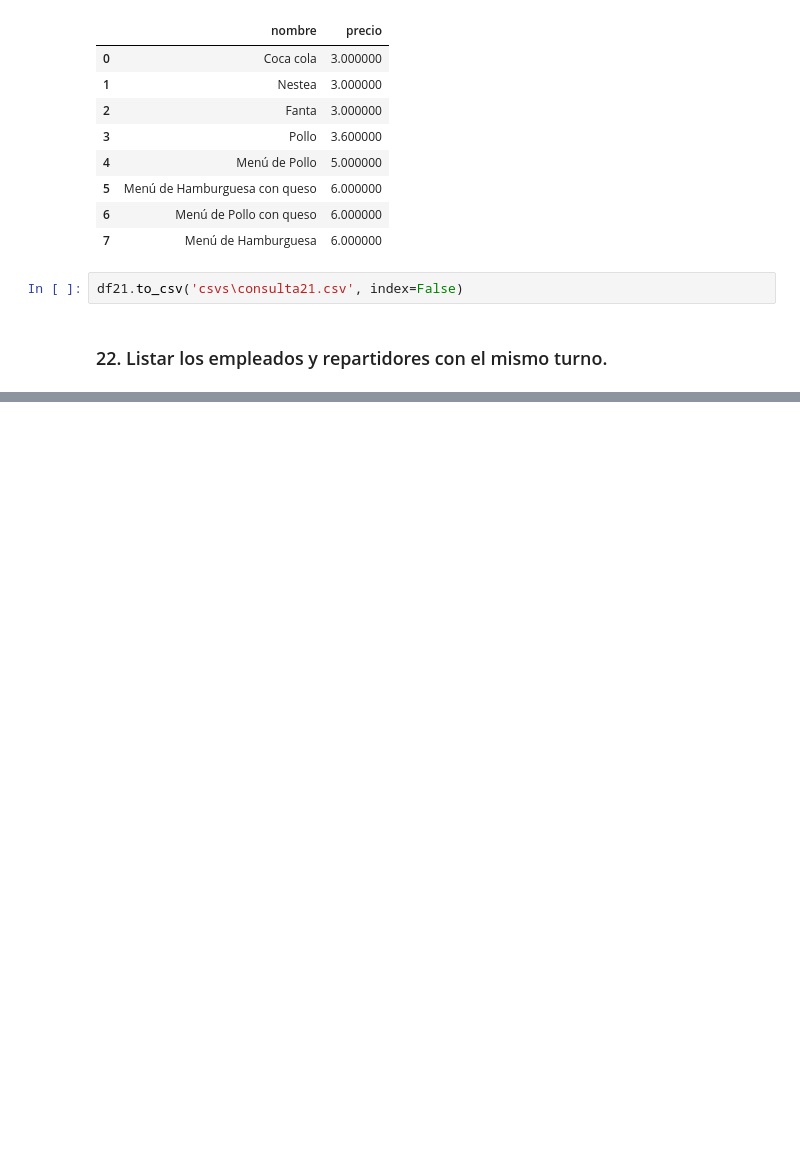
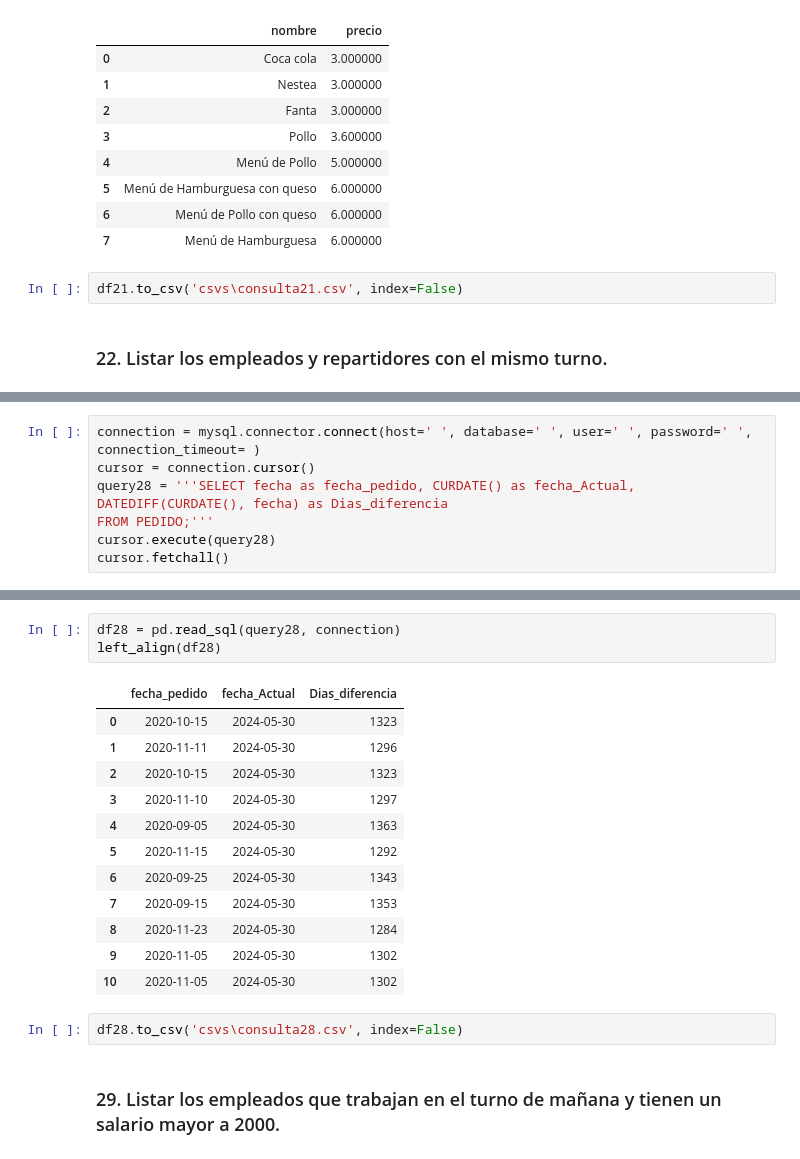
Before and after one commit to tooshiNoko/Analisi-DB-Pedidos-SQL, a Jupyter notebook: sql.ipynb, the cells around one changed output, grey strips where cells are left out. Drawn from its saved outputs; the diff is of its cells as text; blank space fills up the shorter version.

```diff
--- a/sql.ipynb
+++ b/sql.ipynb
@@ -758,0 +962,7 @@ df21.to_csv('csvs\consulta21.csv', index=False)
+# %%
+connection = mysql.connector.connect(host=' ', database=' ', user=' ', password=' ', connection_timeout= )
+cursor = connection.cursor()
+query28 = '''SELECT fecha as fecha_pedido, CURDATE() as fecha_Actual, DATEDIFF(CURDATE(), fecha) as Dias_diferencia
+FROM PEDIDO;'''
+cursor.execute(query28)
+cursor.fetchall()
@@ -758,0 +981,20 @@ df21.to_csv('csvs\consulta21.csv', index=False)
+# %%
+df28 = pd.read_sql(query28, connection)
+left_align(df28)
+# %% [output]
+|  | fecha_pedido | fecha_Actual | Dias_diferencia |
+| 0 | 2020-10-15 | 2024-05-30 | 1323 |
+| 1 | 2020-11-11 | 2024-05-30 | 1296 |
+| 2 | 2020-10-15 | 2024-05-30 | 1323 |
+| 3 | 2020-11-10 | 2024-05-30 | 1297 |
+| 4 | 2020-09-05 | 2024-05-30 | 1363 |
+| 5 | 2020-11-15 | 2024-05-30 | 1292 |
+| 6 | 2020-09-25 | 2024-05-30 | 1343 |
+| 7 | 2020-09-15 | 2024-05-30 | 1353 |
+| 8 | 2020-11-23 | 2024-05-30 | 1284 |
+| 9 | 2020-11-05 | 2024-05-30 | 1302 |
+| 10 | 2020-11-05 | 2024-05-30 | 1302 |
+# %%
+df28.to_csv('csvs\consulta28.csv', index=False)
+# %% [markdown]
+### 29. Listar los empleados que trabajan en el turno de mañana y tienen un salario mayor a 2000.
```
Also changed, not shown: parts of 73 cells of this notebook.
